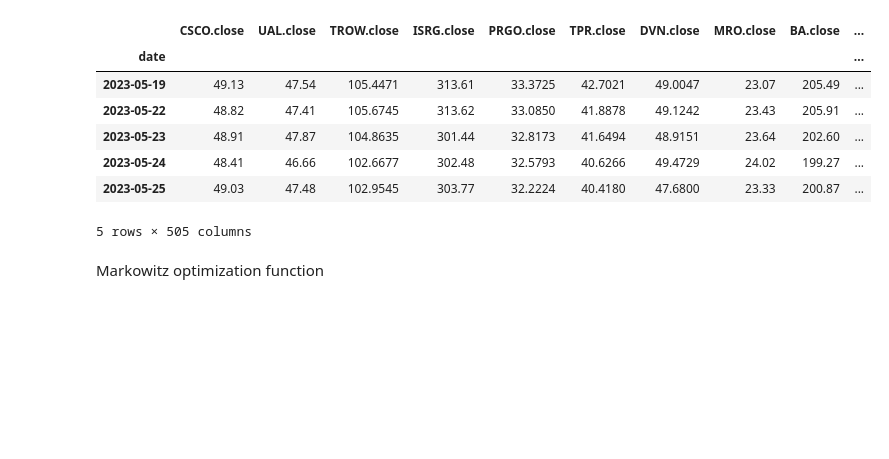
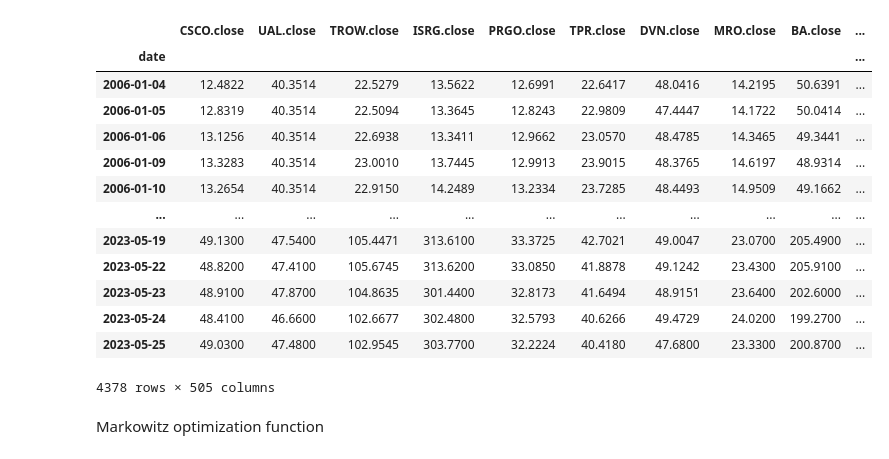
Before and after one commit to vahagnd/Diploma, a Jupyter notebook: rolling_markowitz.ipynb, the cells around one changed output. Saved outputs shown, nothing was run; the diff lists cells and outputs as text; code cells hidden in the pictures; blank space fills up the shorter version.

```diff
--- a/rolling_markowitz.ipynb
+++ b/rolling_markowitz.ipynb
@@ -15,16 +15,22 @@ df.set_index("date", inplace=True)
 #Getting rid of missing values
 df = df.ffill().bfill()
 # %%
-df.tail()
+df
 # %% [output]
 |  | CSCO.close | UAL.close | TROW.close | ISRG.close | PRGO.close | TPR.close | DVN.close | MRO.close | BA.close | ... |
 | date |  |  |  |  |  |  |  |  |  | ... |
-| 2023-05-19 | 49.13 | 47.54 | 105.4471 | 313.61 | 33.3725 | 42.7021 | 49.0047 | 23.07 | 205.49 | ... |
-| 2023-05-22 | 48.82 | 47.41 | 105.6745 | 313.62 | 33.0850 | 41.8878 | 49.1242 | 23.43 | 205.91 | ... |
-| 2023-05-23 | 48.91 | 47.87 | 104.8635 | 301.44 | 32.8173 | 41.6494 | 48.9151 | 23.64 | 202.60 | ... |
-| 2023-05-24 | 48.41 | 46.66 | 102.6677 | 302.48 | 32.5793 | 40.6266 | 49.4729 | 24.02 | 199.27 | ... |
-| 2023-05-25 | 49.03 | 47.48 | 102.9545 | 303.77 | 32.2224 | 40.4180 | 47.6800 | 23.33 | 200.87 | ... |
+| 2006-01-04 | 12.4822 | 40.3514 | 22.5279 | 13.5622 | 12.6991 | 22.6417 | 48.0416 | 14.2195 | 50.6391 | ... |
+| 2006-01-05 | 12.8319 | 40.3514 | 22.5094 | 13.3645 | 12.8243 | 22.9809 | 47.4447 | 14.1722 | 50.0414 | ... |
+| 2006-01-06 | 13.1256 | 40.3514 | 22.6938 | 13.3411 | 12.9662 | 23.0570 | 48.4785 | 14.3465 | 49.3441 | ... |
+| 2006-01-09 | 13.3283 | 40.3514 | 23.0010 | 13.7445 | 12.9913 | 23.9015 | 48.3765 | 14.6197 | 48.9314 | ... |
+| 2006-01-10 | 13.2654 | 40.3514 | 22.9150 | 14.2489 | 13.2334 | 23.7285 | 48.4493 | 14.9509 | 49.1662 | ... |
+| ... | ... | ... | ... | ... | ... | ... | ... | ... | ... | ... |
+| 2023-05-19 | 49.1300 | 47.5400 | 105.4471 | 313.6100 | 33.3725 | 42.7021 | 49.0047 | 23.0700 | 205.4900 | ... |
+| 2023-05-22 | 48.8200 | 47.4100 | 105.6745 | 313.6200 | 33.0850 | 41.8878 | 49.1242 | 23.4300 | 205.9100 | ... |
+| 2023-05-23 | 48.9100 | 47.8700 | 104.8635 | 301.4400 | 32.8173 | 41.6494 | 48.9151 | 23.6400 | 202.6000 | ... |
+| 2023-05-24 | 48.4100 | 46.6600 | 102.6677 | 302.4800 | 32.5793 | 40.6266 | 49.4729 | 24.0200 | 199.2700 | ... |
+| 2023-05-25 | 49.0300 | 47.4800 | 102.9545 | 303.7700 | 32.2224 | 40.4180 | 47.6800 | 23.3300 | 200.8700 | ... |
-5 rows × 505 columns
+4378 rows × 505 columns
 # %% [markdown]
 Markowitz optimization function
 # %%
```
Also changed, not shown: parts of 7 cells of this notebook, 1 other file.
